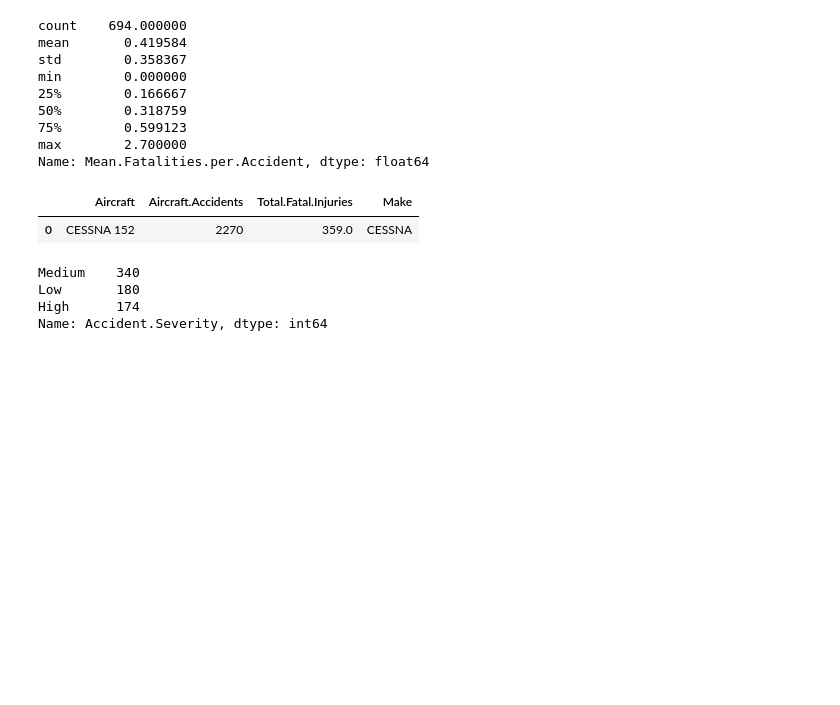
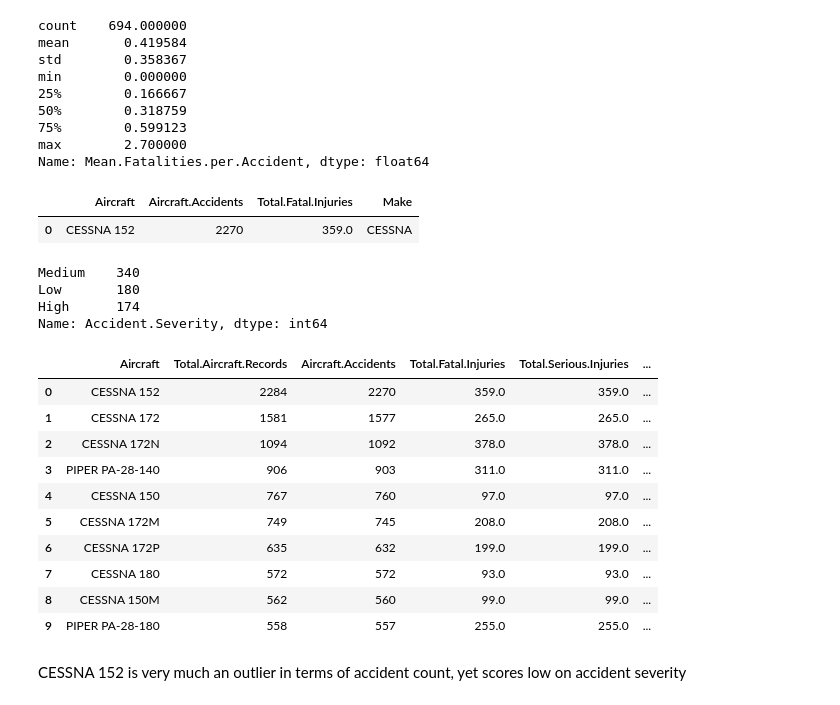
Before and after one commit to justmawi-dot/phaseONEproject, a Jupyter notebook: student.ipynb, the cells around one changed output. Drawn from its saved outputs; the diff is of its cells as text; code cells hidden in the pictures; blank space fills up the shorter version.

```diff
--- a/student.ipynb
+++ b/student.ipynb
@@ -540,5 +538,18 @@ private_merged_df.sort_values('Mean.Fatalities.per.Accident', ascending=True).he
-# %%
-
-private_merged_df['Accident.Severity'] = private_merged_df['Mean.Fatalities.per.Accident']
+# %%
+private_merged_df.sort_values('Aircraft.Accidents', ascending=False).head(10)
+# %% [output]
+|  | Aircraft | Total.Aircraft.Records | Aircraft.Accidents | Total.Fatal.Injuries | Total.Serious.Injuries | ... |
+| 0 | CESSNA 152 | 2284 | 2270 | 359.0 | 359.0 | ... |
+| 1 | CESSNA 172 | 1581 | 1577 | 265.0 | 265.0 | ... |
+| 2 | CESSNA 172N | 1094 | 1092 | 378.0 | 378.0 | ... |
+| 3 | PIPER PA-28-140 | 906 | 903 | 311.0 | 311.0 | ... |
+| 4 | CESSNA 150 | 767 | 760 | 97.0 | 97.0 | ... |
+| 5 | CESSNA 172M | 749 | 745 | 208.0 | 208.0 | ... |
+| 6 | CESSNA 172P | 635 | 632 | 199.0 | 199.0 | ... |
+| 7 | CESSNA 180 | 572 | 572 | 93.0 | 93.0 | ... |
+| 8 | CESSNA 150M | 562 | 560 | 99.0 | 99.0 | ... |
+| 9 | PIPER PA-28-180 | 558 | 557 | 255.0 | 255.0 | ... |
+# %% [markdown]
+CESSNA 152 is very much an outlier in terms of accident count, yet scores low on accident severity
 # %%
 private_merged_df.to_csv("private_capacity.csv", index=False)
```
Also changed, not shown: parts of 2 cells of this notebook.
